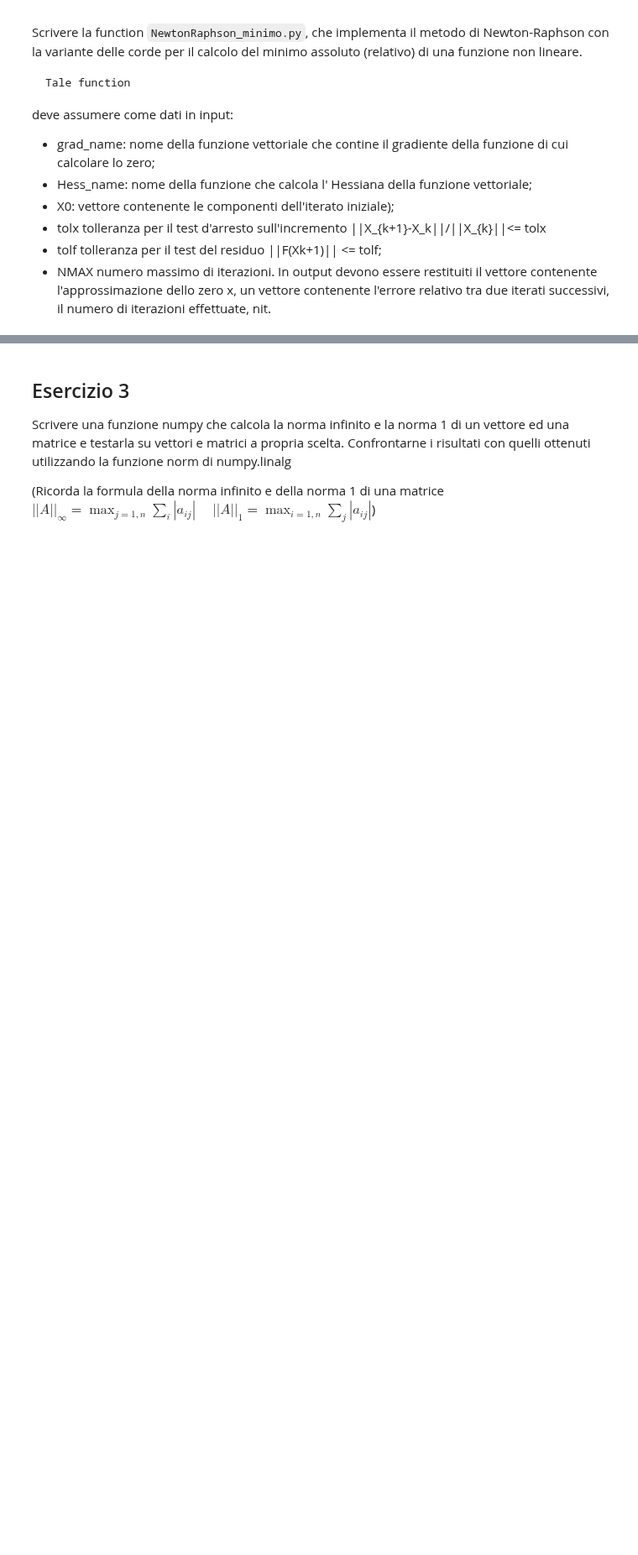
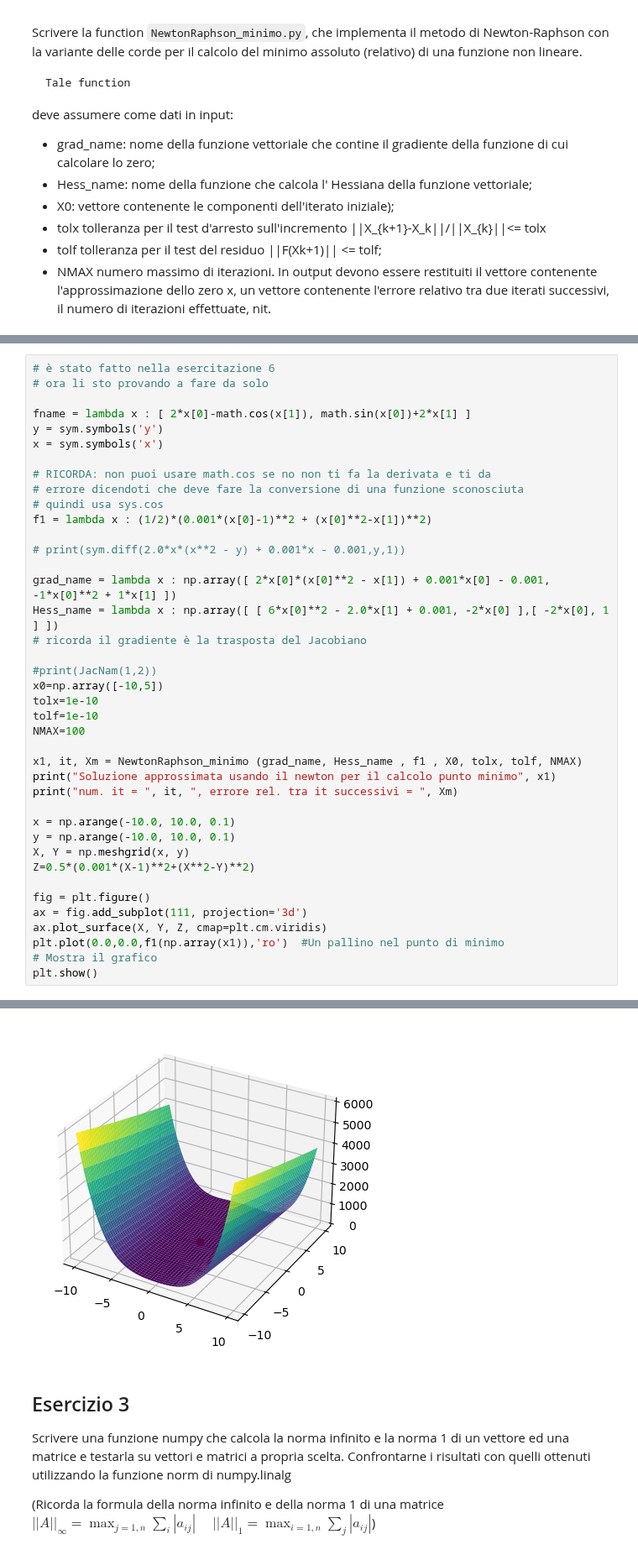
Before and after one commit to Giock24/Metodi-Numerici-Lab, a Jupyter notebook: Lezione 7/Esercitazione7.ipynb, the cells around one changed output, grey strips where cells are left out. Shown at 84% size. Drawn from its saved outputs; the diff is of its cells as text; blank space fills up the shorter version.

```diff
--- a/Lezione 7/Esercitazione7.ipynb
+++ b/Lezione 7/Esercitazione7.ipynb
@@ -191,0 +242,41 @@ effettuate, nit.
+# %%
+# è stato fatto nella esercitazione 6
+# ora li sto provando a fare da solo
+
+fname = lambda x : [ 2*x[0]-math.cos(x[1]), math.sin(x[0])+2*x[1] ]
+y = sym.symbols('y')
+x = sym.symbols('x')
+
+# RICORDA: non puoi usare math.cos se no non ti fa la derivata e ti da
+# errore dicendoti che deve fare la conversione di una funzione sconosciuta
+# quindi usa sys.cos
+f1 = lambda x : (1/2)*(0.001*(x[0]-1)**2 + (x[0]**2-x[1])**2)
+
+# print(sym.diff(2.0*x*(x**2 - y) + 0.001*x - 0.001,y,1))
+
+grad_name = lambda x : np.array([ 2*x[0]*(x[0]**2 - x[1]) + 0.001*x[0] - 0.001, -1*x[0]**2 + 1*x[1] ])
+Hess_name = lambda x : np.array([ [ 6*x[0]**2 - 2.0*x[1] + 0.001, -2*x[0] ],[ -2*x[0], 1 ] ])
+# ricorda il gradiente è la trasposta del Jacobiano
+
+#print(JacNam(1,2))
+x0=np.array([-10,5])
+tolx=1e-10
+tolf=1e-10
+NMAX=100
+
+x1, it, Xm = NewtonRaphson_minimo (grad_name, Hess_name , f1 , X0, tolx, tolf, NMAX)
+print("Soluzione approssimata usando il newton per il calcolo punto minimo", x1)
+print("num. it = ", it, ", errore rel. tra it successivi = ", Xm)
+
+x = np.arange(-10.0, 10.0, 0.1)
+y = np.arange(-10.0, 10.0, 0.1)
+X, Y = np.meshgrid(x, y)
+Z=0.5*(0.001*(X-1)**2+(X**2-Y)**2)
+
+fig = plt.figure()
+ax = fig.add_subplot(111, projection='3d')
+ax.plot_surface(X, Y, Z, cmap=plt.cm.viridis)
+plt.plot(0.0,0.0,f1(np.array(x1)),'ro')  #Un pallino nel punto di minimo
+# Mostra il grafico
+plt.show()
+# %% [output]
@@ -192,3 +286,4 @@ effettuate, nit.
+[figure, added]
 # %% [markdown]
 ## Esercizio 3
 Scrivere una funzione numpy che calcola la norma infinito e la norma 1 di un vettore ed una matrice  e testarla su vettori e matrici  a propria scelta. Confrontarne i risultati con quelli ottenuti utilizzando la funzione norm di numpy.linalg
```
Also changed, not shown: parts of 6 cells of this notebook, 1 other file.
